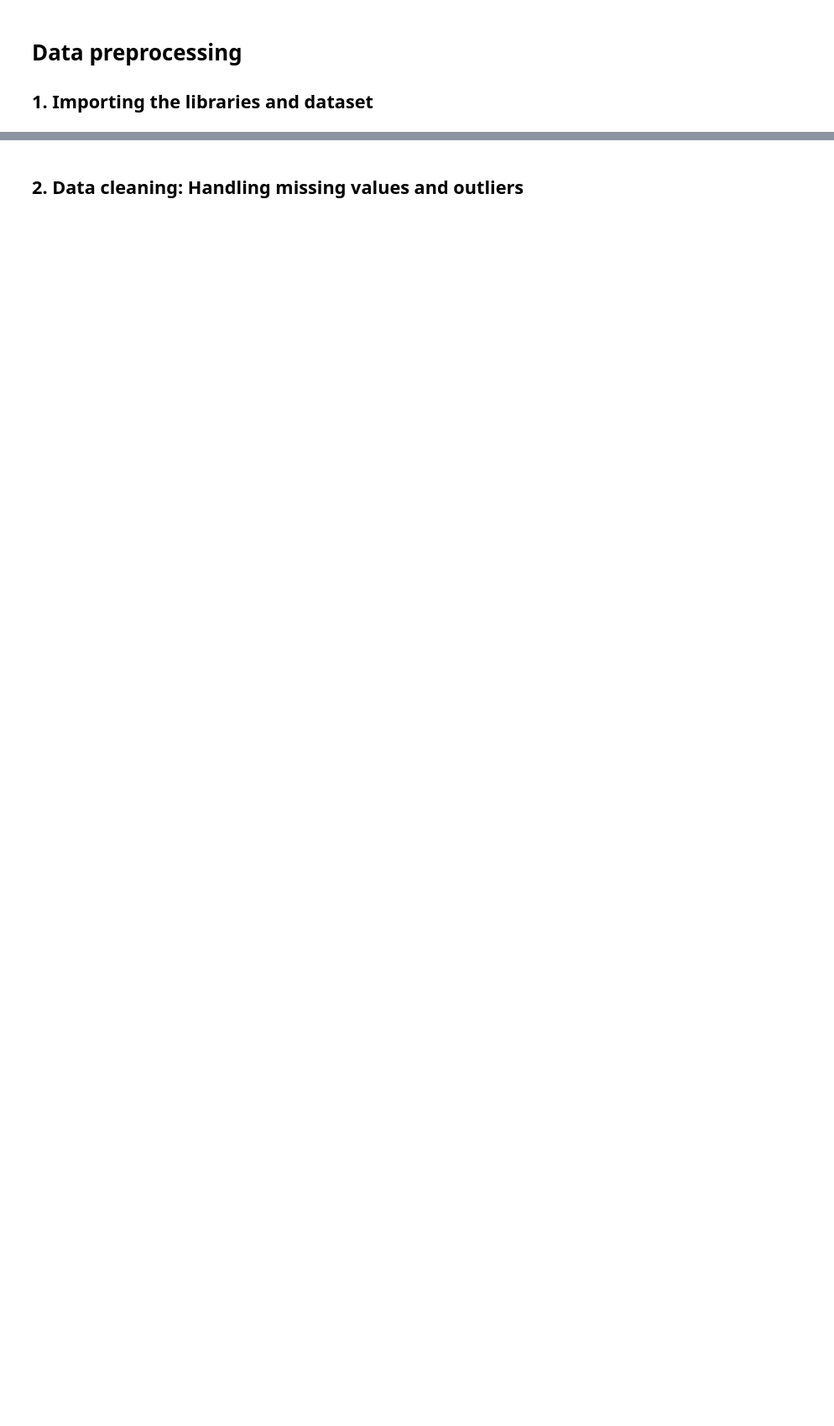
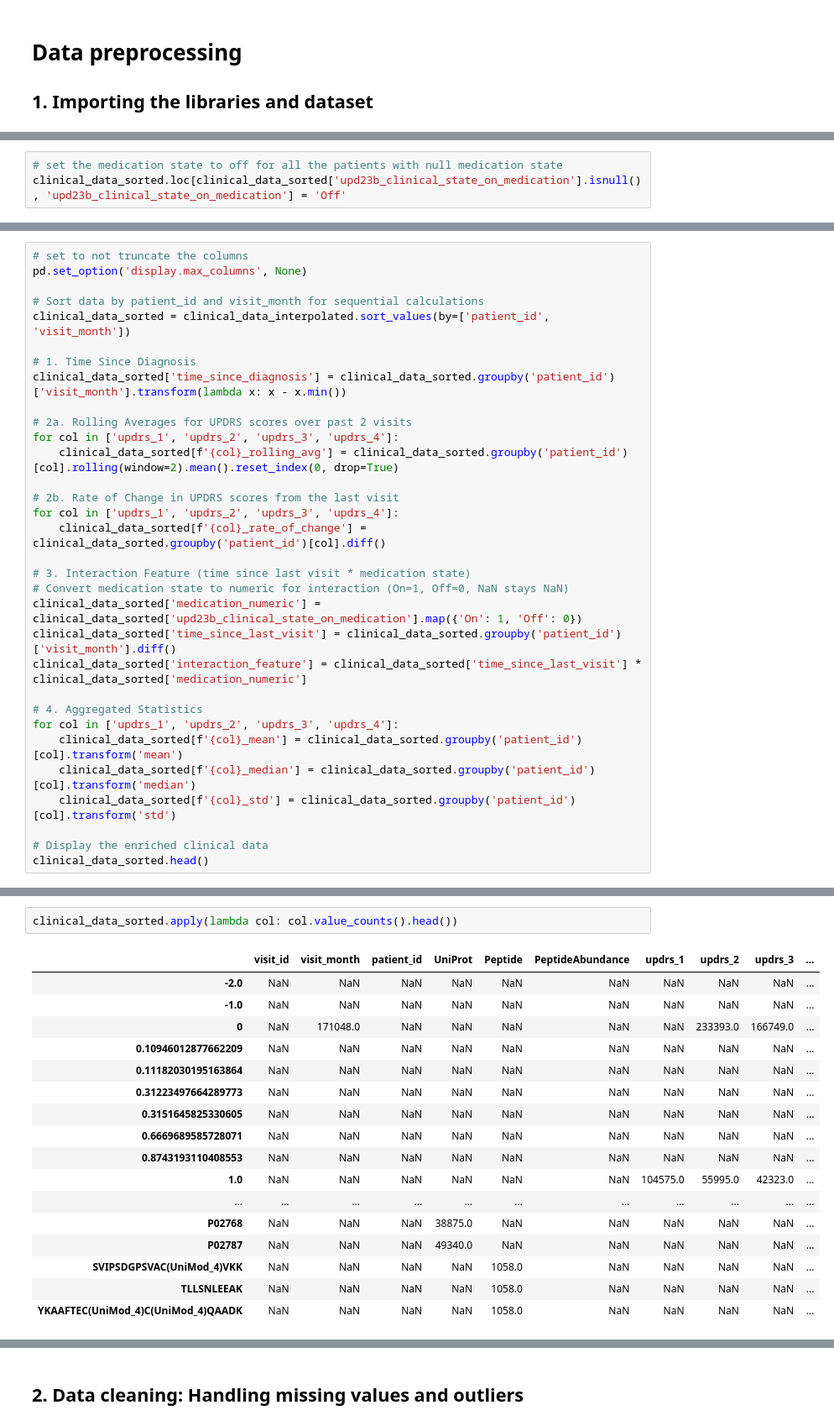
Before and after one commit to azizharouna/NeuroMetrics, a Jupyter notebook: 3_data_preprocessing.ipynb, the cells around one changed output, grey strips where cells are left out. Shown at 84% size. Drawn from its saved outputs; the diff is of its cells as text; blank space fills up the shorter version.

```diff
--- a/3_data_preprocessing.ipynb
+++ b/3_data_preprocessing.ipynb
@@ -5,0 +221,3 @@
+# %%
+# set the medication state to off for all the patients with null medication state
+clinical_data_sorted.loc[clinical_data_sorted['upd23b_clinical_state_on_medication'].isnull(), 'upd23b_clinical_state_on_medication'] = 'Off'
@@ -5,0 +303,32 @@
+# %%
+# set to not truncate the columns
+pd.set_option('display.max_columns', None)
+
+# Sort data by patient_id and visit_month for sequential calculations
+clinical_data_sorted = clinical_data_interpolated.sort_values(by=['patient_id', 'visit_month'])
+
+# 1. Time Since Diagnosis
+clinical_data_sorted['time_since_diagnosis'] = clinical_data_sorted.groupby('patient_id')['visit_month'].transform(lambda x: x - x.min())
+
+# 2a. Rolling Averages for UPDRS scores over past 2 visits
+for col in ['updrs_1', 'updrs_2', 'updrs_3', 'updrs_4']:
+    clinical_data_sorted[f'{col}_rolling_avg'] = clinical_data_sorted.groupby('patient_id')[col].rolling(window=2).mean().reset_index(0, drop=True)
+
+# 2b. Rate of Change in UPDRS scores from the last visit
+for col in ['updrs_1', 'updrs_2', 'updrs_3', 'updrs_4']:
+    clinical_data_sorted[f'{col}_rate_of_change'] = clinical_data_sorted.groupby('patient_id')[col].diff()
+
+# 3. Interaction Feature (time since last visit * medication state)
+# Convert medication state to numeric for interaction (On=1, Off=0, NaN stays NaN)
+clinical_data_sorted['medication_numeric'] = clinical_data_sorted['upd23b_clinical_state_on_medication'].map({'On': 1, 'Off': 0})
+clinical_data_sorted['time_since_last_visit'] = clinical_data_sorted.groupby('patient_id')['visit_month'].diff()
+clinical_data_sorted['interaction_feature'] = clinical_data_sorted['time_since_last_visit'] * clinical_data_sorted['medication_numeric']
+
+# 4. Aggregated Statistics
+for col in ['updrs_1', 'updrs_2', 'updrs_3', 'updrs_4']:
+    clinical_data_sorted[f'{col}_mean'] = clinical_data_sorted.groupby('patient_id')[col].transform('mean')
+    clinical_data_sorted[f'{col}_median'] = clinical_data_sorted.groupby('patient_id')[col].transform('median')
+    clinical_data_sorted[f'{col}_std'] = clinical_data_sorted.groupby('patient_id')[col].transform('std')
+
+# Display the enriched clinical data
+clinical_data_sorted.head()
@@ -5,0 +353,20 @@
+# %%
+clinical_data_sorted.apply(lambda col: col.value_counts().head())
+# %% [output]
+|  | visit_id | visit_month | patient_id | UniProt | Peptide | PeptideAbundance | updrs_1 | updrs_2 | updrs_3 | ... |
+| -2.0 | NaN | NaN | NaN | NaN | NaN | NaN | NaN | NaN | NaN | ... |
+| -1.0 | NaN | NaN | NaN | NaN | NaN | NaN | NaN | NaN | NaN | ... |
+| 0 | NaN | 171048.0 | NaN | NaN | NaN | NaN | NaN | 233393.0 | 166749.0 | ... |
+| 0.10946012877662209 | NaN | NaN | NaN | NaN | NaN | NaN | NaN | NaN | NaN | ... |
+| 0.11182030195163864 | NaN | NaN | NaN | NaN | NaN | NaN | NaN | NaN | NaN | ... |
+| 0.31223497664289773 | NaN | NaN | NaN | NaN | NaN | NaN | NaN | NaN | NaN | ... |
+| 0.3151645825330605 | NaN | NaN | NaN | NaN | NaN | NaN | NaN | NaN | NaN | ... |
+| 0.6669689585728071 | NaN | NaN | NaN | NaN | NaN | NaN | NaN | NaN | NaN | ... |
+| 0.8743193110408553 | NaN | NaN | NaN | NaN | NaN | NaN | NaN | NaN | NaN | ... |
+| 1.0 | NaN | NaN | NaN | NaN | NaN | NaN | 104575.0 | 55995.0 | 42323.0 | ... |
+| ... | ... | ... | ... | ... | ... | ... | ... | ... | ... | ... |
+| P02768 | NaN | NaN | NaN | 38875.0 | NaN | NaN | NaN | NaN | NaN | ... |
+| P02787 | NaN | NaN | NaN | 49340.0 | NaN | NaN | NaN | NaN | NaN | ... |
+| SVIPSDGPSVAC(UniMod_4)VKK | NaN | NaN | NaN | NaN | 1058.0 | NaN | NaN | NaN | NaN | ... |
+| TLLSNLEEAK | NaN | NaN | NaN | NaN | 1058.0 | NaN | NaN | NaN | NaN | ... |
+| YKAAFTEC(UniMod_4)C(UniMod_4)QAADK | NaN | NaN | NaN | NaN | 1058.0 | NaN | NaN | NaN | NaN | ... |
```
Also changed, not shown: parts of 29 cells of this notebook, 1 other file.
